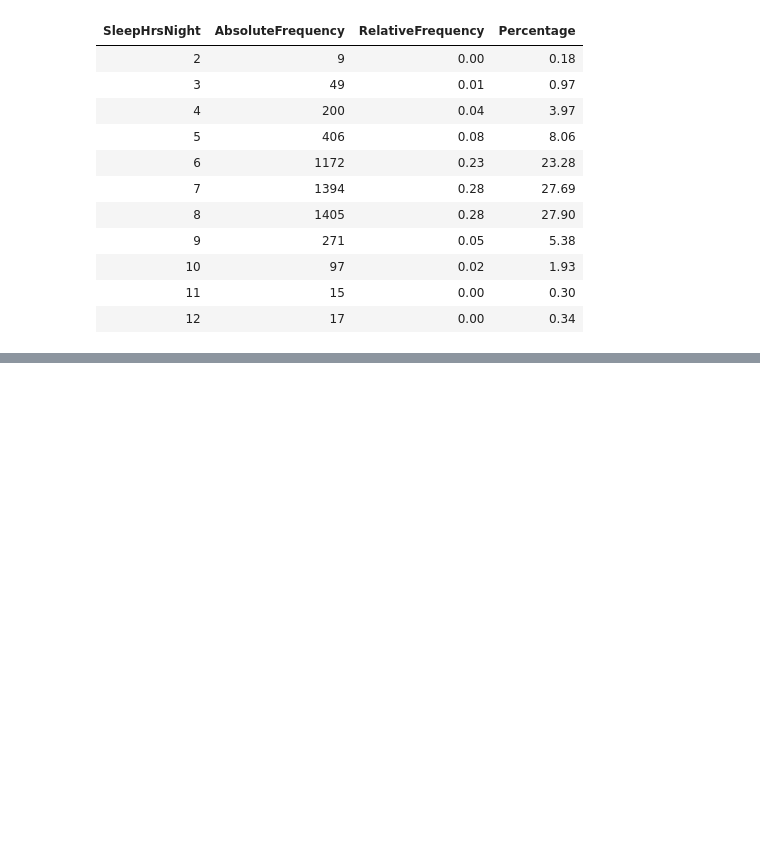
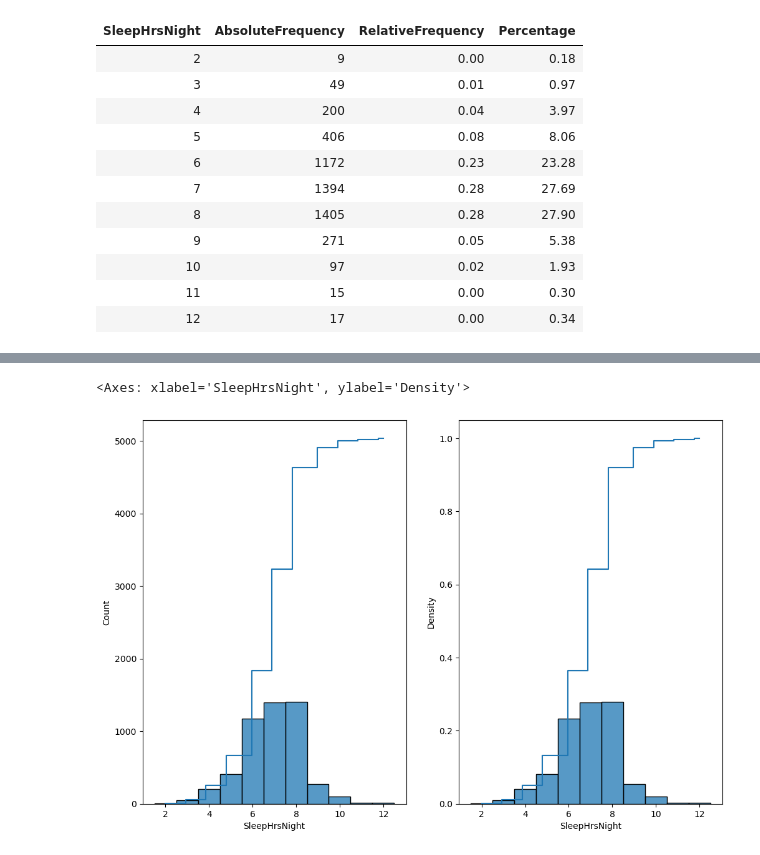
Before and after one commit to shenke93/statsthinking21-python, a Jupyter notebook: code/Ch3.ipynb, the cells around one changed output, grey strips where cells are left out. Cells and saved outputs as stored; diff of their text form; code cells hidden in the pictures; blank space fills up the shorter version.

```diff
--- a/code/Ch3.ipynb
+++ b/code/Ch3.ipynb
@@ -78,0 +88,14 @@ table_df.style.format({'SleepHrsNight':'{:.0f}', 'RelativeFrequency': '{:.2f}',
+# %%
+### Figure 3.3
+fig, ax = plt.subplots(1, 2, figsize=(12,8))
+
+sns.histplot(df_NHANES_sleep.SleepHrsNight, ax=ax[0],
+             element="step", fill=False, cumulative=True)
+sns.histplot(df_NHANES_sleep.SleepHrsNight,  ax=ax[0], discrete=True)
+
+sns.histplot(df_NHANES_sleep.SleepHrsNight, ax=ax[1], stat='density',
+             element="step", fill=False, cumulative=True)
+sns.histplot(df_NHANES_sleep.SleepHrsNight, ax=ax[1], stat='density', discrete=True)
+# %% [output]
+<Axes: xlabel='SleepHrsNight', ylabel='Density'>
+[figure, added]
```
Also changed, not shown: parts of 8 cells of this notebook.
